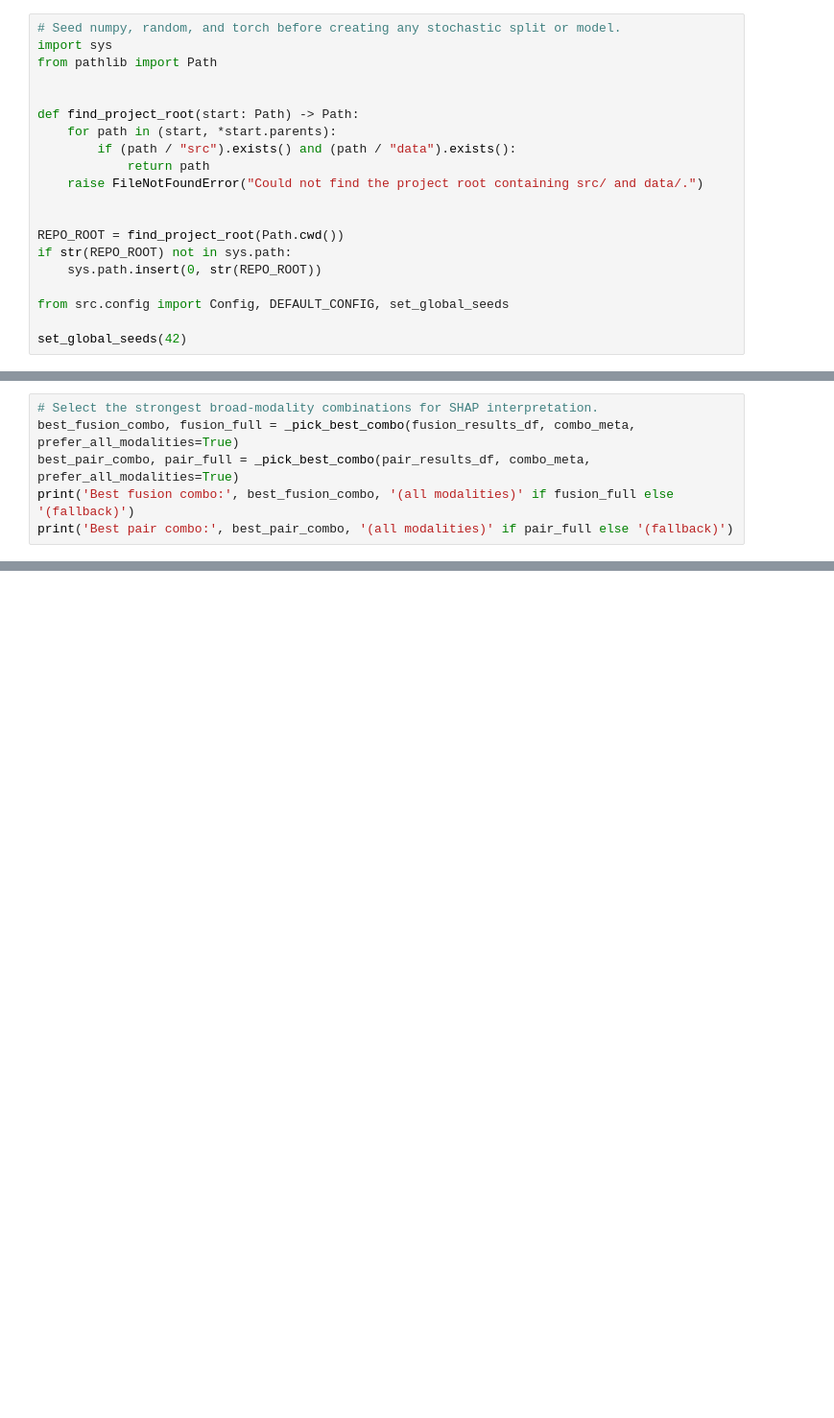
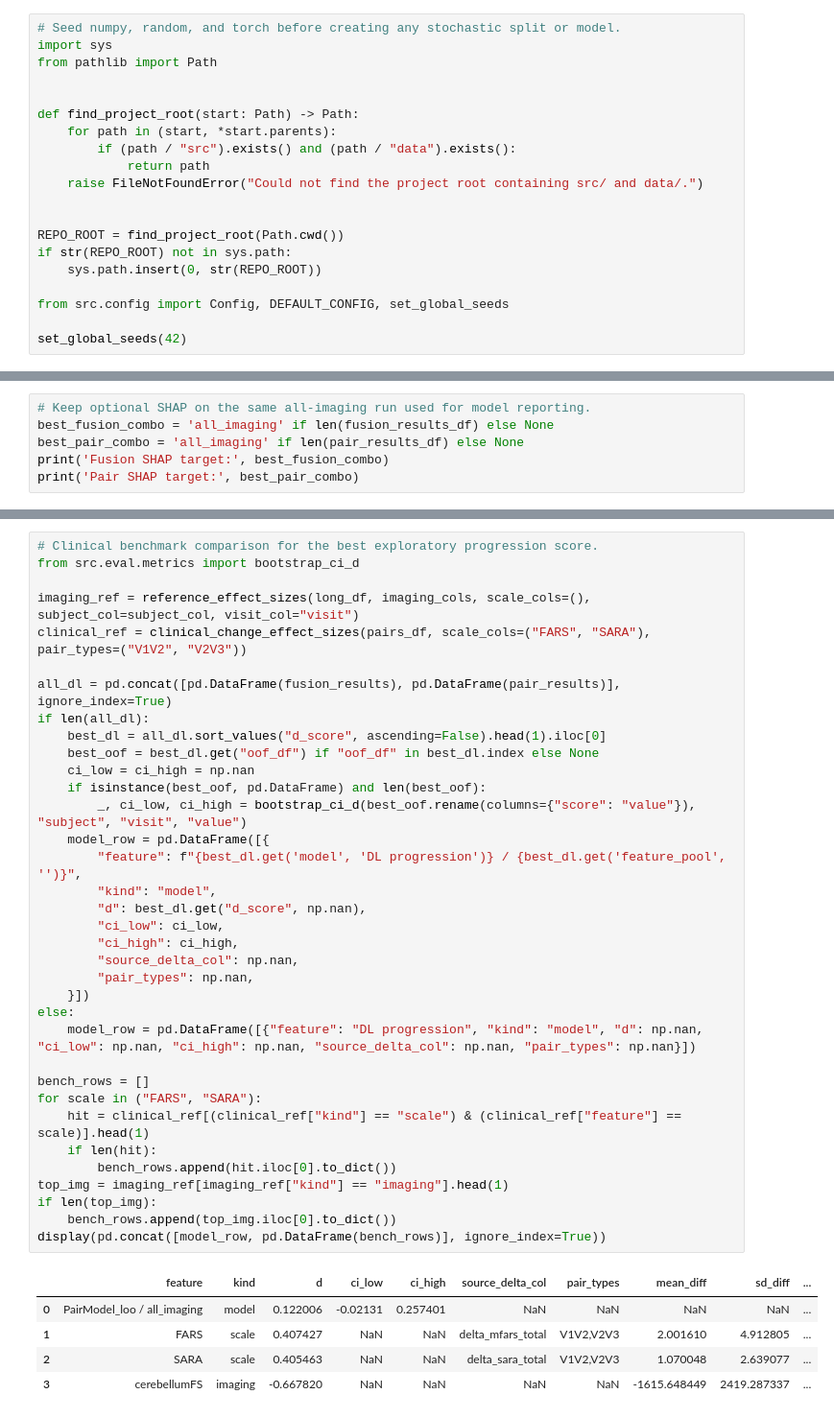
Before and after one commit to YubotKwng/Biomakers, a Jupyter notebook: notebooks/progression_dl.ipynb, the cells around one changed output, grey strips where cells are left out. Shown at 96% size. Drawn from its saved outputs; the diff is of its cells as text; blank space fills up the shorter version.

```diff
--- a/notebooks/progression_dl.ipynb
+++ b/notebooks/progression_dl.ipynb
@@ -313,6 +456,6 @@ summary_df
 # %%
-# Select the strongest broad-modality combinations for SHAP interpretation.
-best_fusion_combo, fusion_full = _pick_best_combo(fusion_results_df, combo_meta, prefer_all_modalities=True)
-best_pair_combo, pair_full = _pick_best_combo(pair_results_df, combo_meta, prefer_all_modalities=True)
-print('Best fusion combo:', best_fusion_combo, '(all modalities)' if fusion_full else '(fallback)')
-print('Best pair combo:', best_pair_combo, '(all modalities)' if pair_full else '(fallback)')
+# Keep optional SHAP on the same all-imaging run used for model reporting.
+best_fusion_combo = 'all_imaging' if len(fusion_results_df) else None
+best_pair_combo = 'all_imaging' if len(pair_results_df) else None
+print('Fusion SHAP target:', best_fusion_combo)
+print('Pair SHAP target:', best_pair_combo)
@@ -396,0 +547,41 @@ summary_df.sort_values('d', ascending=False)
+# %%
+# Clinical benchmark comparison for the best exploratory progression score.
+from src.eval.metrics import bootstrap_ci_d
+
+imaging_ref = reference_effect_sizes(long_df, imaging_cols, scale_cols=(), subject_col=subject_col, visit_col="visit")
+clinical_ref = clinical_change_effect_sizes(pairs_df, scale_cols=("FARS", "SARA"), pair_types=("V1V2", "V2V3"))
+
+all_dl = pd.concat([pd.DataFrame(fusion_results), pd.DataFrame(pair_results)], ignore_index=True)
+if len(all_dl):
+    best_dl = all_dl.sort_values("d_score", ascending=False).head(1).iloc[0]
+    best_oof = best_dl.get("oof_df") if "oof_df" in best_dl.index else None
+    ci_low = ci_high = np.nan
+    if isinstance(best_oof, pd.DataFrame) and len(best_oof):
+        _, ci_low, ci_high = bootstrap_ci_d(best_oof.rename(columns={"score": "value"}), "subject", "visit", "value")
+    model_row = pd.DataFrame([{
+        "feature": f"{best_dl.get('model', 'DL progression')} / {best_dl.get('feature_pool', '')}",
+        "kind": "model",
+        "d": best_dl.get("d_score", np.nan),
+        "ci_low": ci_low,
+        "ci_high": ci_high,
+        "source_delta_col": np.nan,
+        "pair_types": np.nan,
+    }])
+else:
+    model_row = pd.DataFrame([{"feature": "DL progression", "kind": "model", "d": np.nan, "ci_low": np.nan, "ci_high": np.nan, "source_delta_col": np.nan, "pair_types": np.nan}])
+
+bench_rows = []
+for scale in ("FARS", "SARA"):
+    hit = clinical_ref[(clinical_ref["kind"] == "scale") & (clinical_ref["feature"] == scale)].head(1)
+    if len(hit):
+        bench_rows.append(hit.iloc[0].to_dict())
+top_img = imaging_ref[imaging_ref["kind"] == "imaging"].head(1)
+if len(top_img):
+    bench_rows.append(top_img.iloc[0].to_dict())
+display(pd.concat([model_row, pd.DataFrame(bench_rows)], ignore_index=True))
+# %% [output]
+|  | feature | kind | d | ci_low | ci_high | source_delta_col | pair_types | mean_diff | sd_diff | ... |
+| 0 | PairModel_loo / all_imaging | model | 0.122006 | -0.02131 | 0.257401 | NaN | NaN | NaN | NaN | ... |
+| 1 | FARS | scale | 0.407427 | NaN | NaN | delta_mfars_total | V1V2,V2V3 | 2.001610 | 4.912805 | ... |
+| 2 | SARA | scale | 0.405463 | NaN | NaN | delta_sara_total | V1V2,V2V3 | 1.070048 | 2.639077 | ... |
+| 3 | cerebellumFS | imaging | -0.667820 | NaN | NaN | NaN | NaN | -1615.648449 | 2419.287337 | ... |
```
Also changed, not shown: parts of 27 cells of this notebook, 38 other files.
